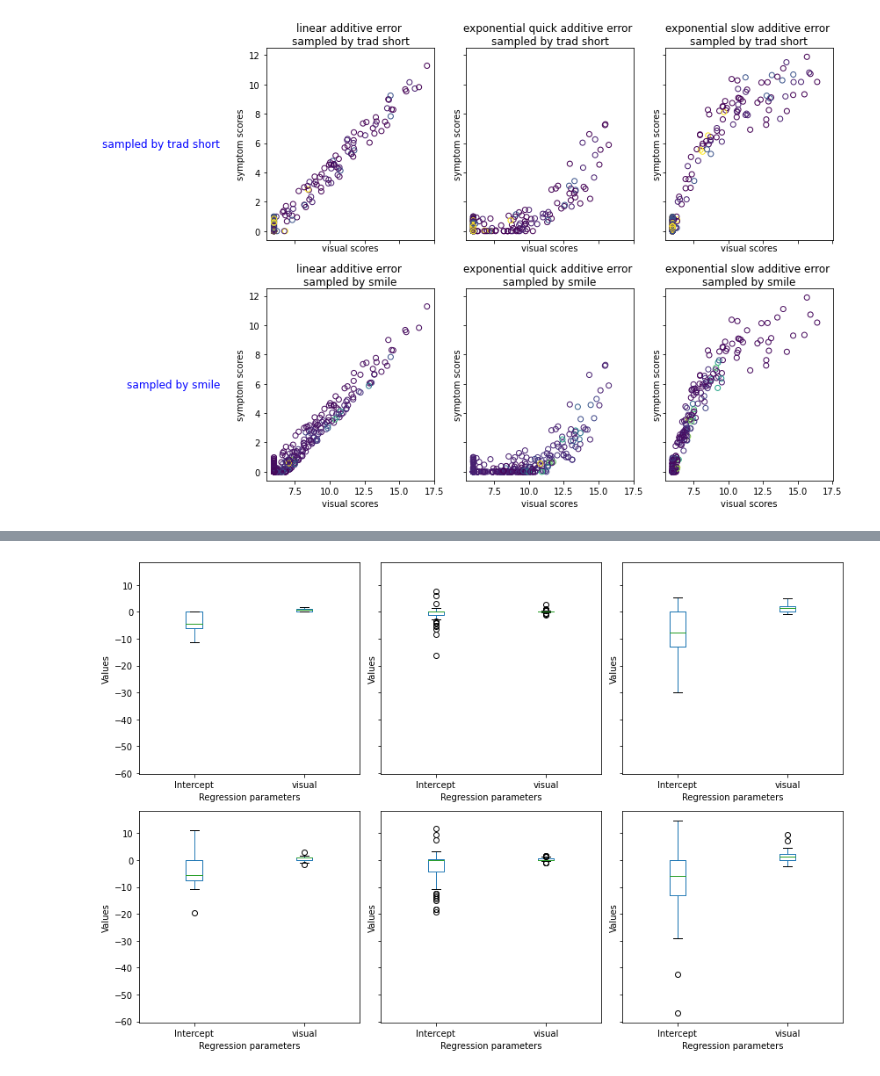
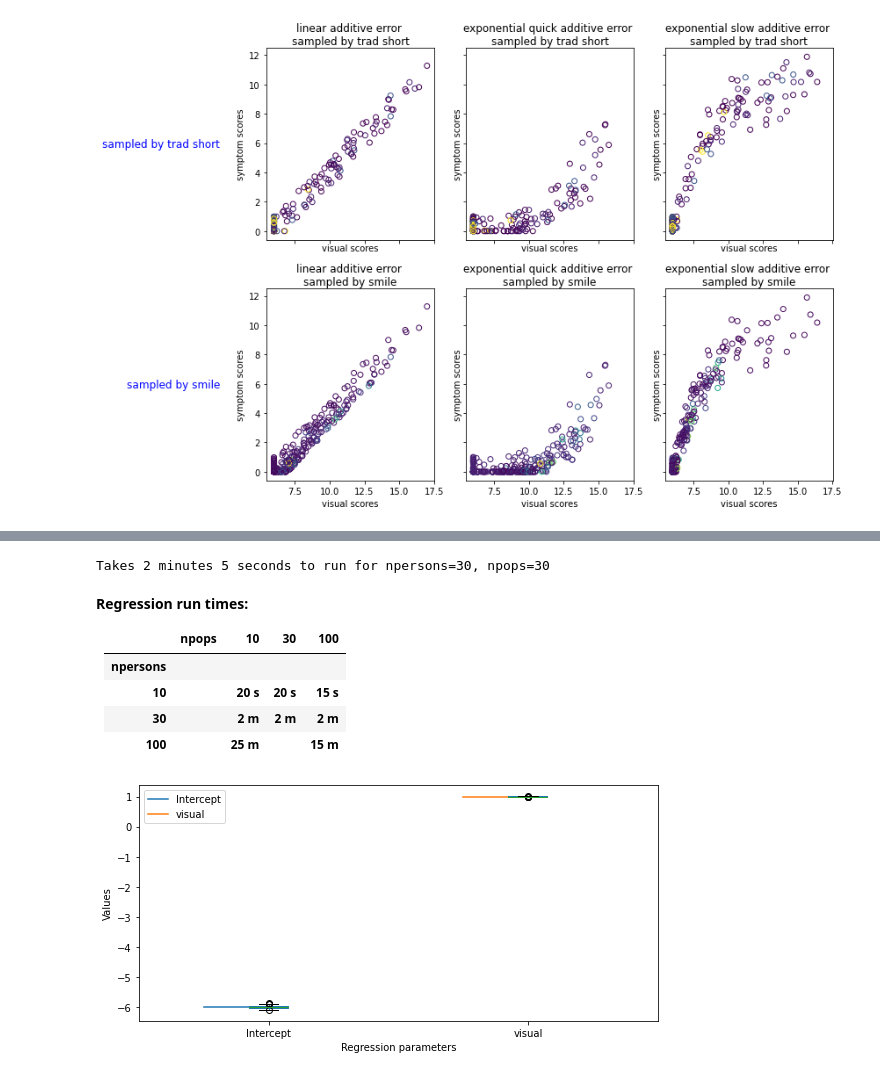
Before and after one commit to ZacharyVernec/smile, a Jupyter notebook: Simulations.ipynb, the cells around one changed output, grey strips where cells are left out. Cells and saved outputs as stored; diff of their text form; code cells hidden in the pictures.

Commit message:
Removed regression tests, Calculated regression times

```diff
--- a/Simulations.ipynb
+++ b/Simulations.ipynb
@@ -106,0 +99,12 @@ Stastmodels.regression.linear_model may give a RuntimeWarning: invalid value enc
+# %%
+npersons = 30
+npops = 30
+#See run times in later markdown cell
+
+pops_noerror, pops_mulerror, pops_adderror = smile.example_populations.get_useful_poplists(npersons)
+
+pops = PopulationList([])
+for i in range(npersons):
+    pops.append(pops_noerror[0].copy())
+
+pops.generate()
@@ -107,14 +114,42 @@ Stastmodels.regression.linear_model may give a RuntimeWarning: invalid value enc
+# %%
+import warnings
+with warnings.catch_warnings():
+    warnings.filterwarnings("ignore")
+    #likev = mdf.profile_re(0, 're', dist_low=0.1, dist_high=0.1)
+    #https://www.statsmodels.org/stable/examples/notebooks/generated/mixed_lm_example.html
+
+    reses = pops.regress_mixed()
+# %%
+end = datetime.now()
+delta = int((end-start).total_seconds())
+print("Takes {} minutes {} seconds to run for npersons={}, npops={}".format(delta//60, delta%60, npersons, npops))
+# %% [output]
+Takes 2 minutes 5 seconds to run for npersons=30, npops=30
+# %% [markdown]
+**Regression run times:**
+
+|            | npops |   10   |   30   |   100  |
+|------------|-------|--------|--------|--------|
+|**npersons**|       |        |        |        |
+|**10**      |       |**20 s**|**20 s**|**15 s**|
+|**30**      |       |**2 m** | **2 m**| **2 m**|
+|**100**     |       |**25 m**|        |**15 m**|
 # %%
-ncols = len(meth_pops2[0])
-nrows = len(meth_pops2)
+ncols = 1
+nrows = 1
 
-fig, axes = plt.subplots(ncols=ncols, nrows=nrows, figsize=plt.figaspect(nrows/ncols)*2, sharey=True)
+fig, axes = plt.subplots(ncols=ncols, nrows=nrows, figsize=plt.figaspect(nrows/ncols/2), sharey=True, squeeze=False)
 
 for row in range(nrows):
     for col in range(ncols):
-        poplist_reglists[row][col].plot_box(axes[row, col])
+        slope_mean = 1
+        intercept_mean = slope_mean * - smile.global_params.FMIN
+        axes[row, col].plot(np.linspace(0.75, 1.0, 2), np.full((2,), intercept_mean), label='Intercept')
+        axes[row, col].plot(np.linspace(1.75, 2.0, 2), np.full((2,), slope_mean), label='visual')
+        axes[row, col].legend(loc="upper left")
+        reses.plot_box(axes[row, col])
 
 plt.tight_layout()
 plt.show()
 # %% [output]
-[figure, old version]
+[figure, new version]
```
Also changed, not shown: parts of 15 cells of this notebook.
